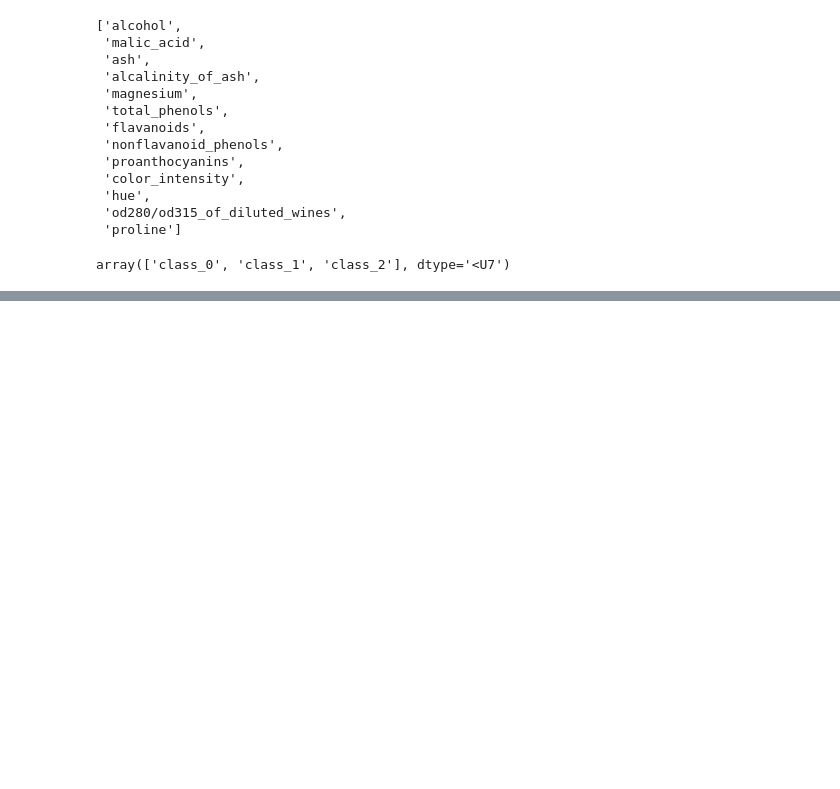
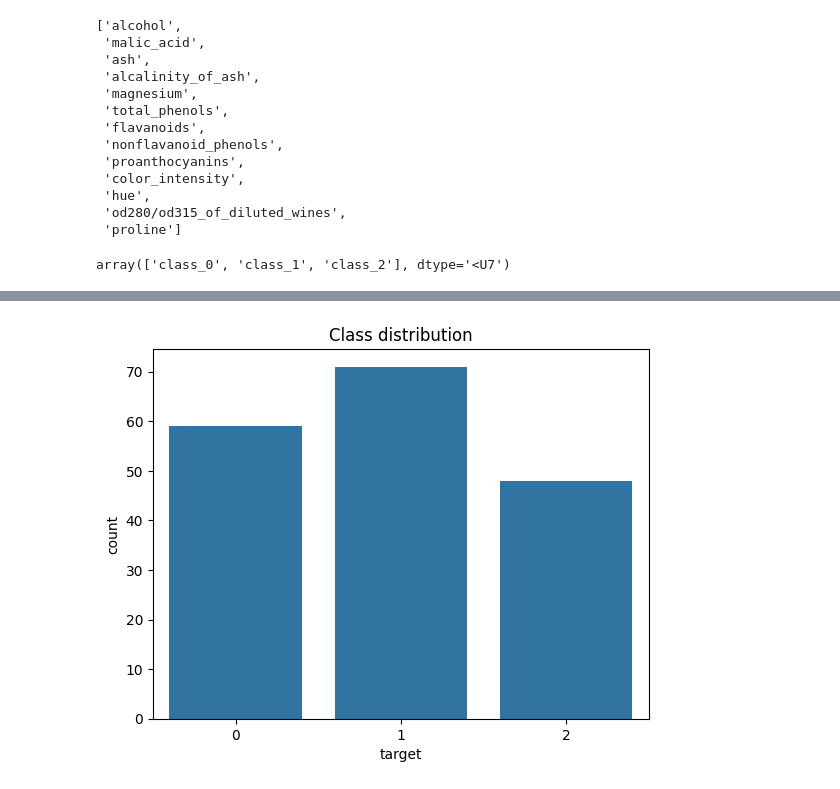
Before and after one commit to LAjoyan/classifier-tournament-mlflow, a Jupyter notebook: classification_model_comparison_with_scaling.ipynb, the cells around one changed output, grey strips where cells are left out. Cells and saved outputs as stored; diff of their text form; code cells hidden in the pictures; blank space fills up the shorter version.

```diff
--- a/classification_model_comparison_with_scaling.ipynb
+++ b/classification_model_comparison_with_scaling.ipynb
@@ -47,0 +58,6 @@ array(['class_0', 'class_1', 'class_2'], dtype='<U7')
+# %%
+sns.countplot(data=df, x="target")
+plt.title("Class distribution")
+plt.show()
+# %% [output]
+[figure, added]
```
Also changed, not shown: parts of 2 cells of this notebook.
